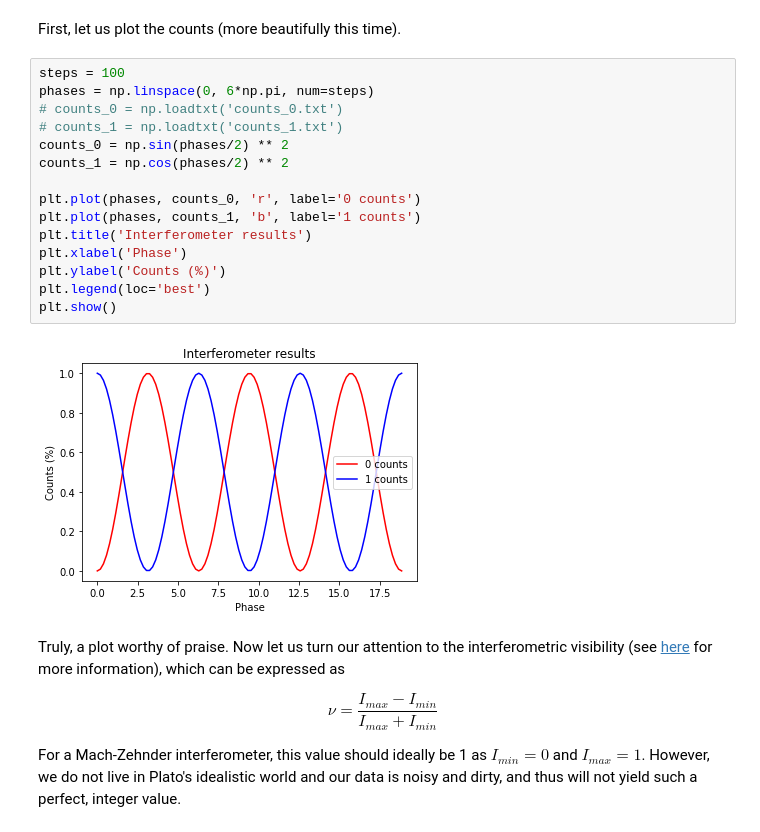
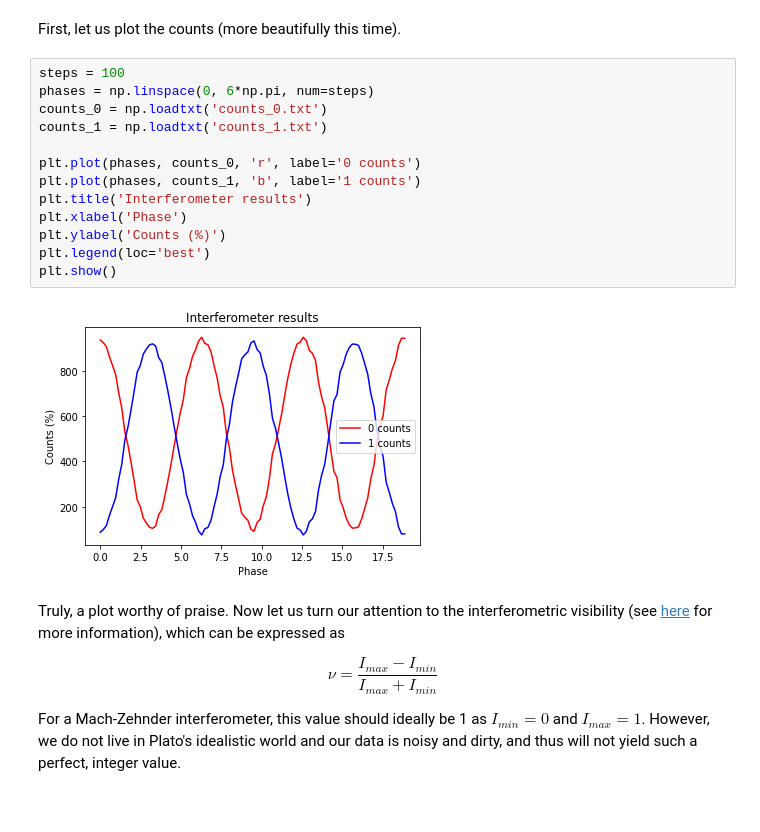
Before and after one commit to PeterSidajaya/PC5228-analysis, a Jupyter notebook: PC5228_analysis.ipynb, the cells around one changed output. Saved outputs shown, nothing was run; the diff lists cells and outputs as text.

```diff
--- a/PC5228_analysis.ipynb
+++ b/PC5228_analysis.ipynb
@@ -11,20 +11,18 @@ First, let us plot the counts (more beautifully this time).
 # %%
 steps = 100
 phases = np.linspace(0, 6*np.pi, num=steps)
-# counts_0 = np.loadtxt('counts_0.txt')
-# counts_1 = np.loadtxt('counts_1.txt')
-counts_0 = np.sin(phases/2) ** 2
-counts_1 = np.cos(phases/2) ** 2
+counts_0 = np.loadtxt('counts_0.txt')
+counts_1 = np.loadtxt('counts_1.txt')
 
 plt.plot(phases, counts_0, 'r', label='0 counts')
 plt.plot(phases, counts_1, 'b', label='1 counts')
 plt.title('Interferometer results')
 plt.xlabel('Phase')
 plt.ylabel('Counts (%)')
 plt.legend(loc='best')
 plt.show()
 # %% [output]
-[figure, old version]
+[figure, new version]
 # %% [markdown]
 Truly, a plot worthy of praise. Now let us turn our attention to the interferometric visibility (see [here](https://en.wikipedia.org/wiki/Interferometric_visibility) for more information), which can be expressed as
 
```
Also changed, not shown: parts of 3 cells of this notebook.
